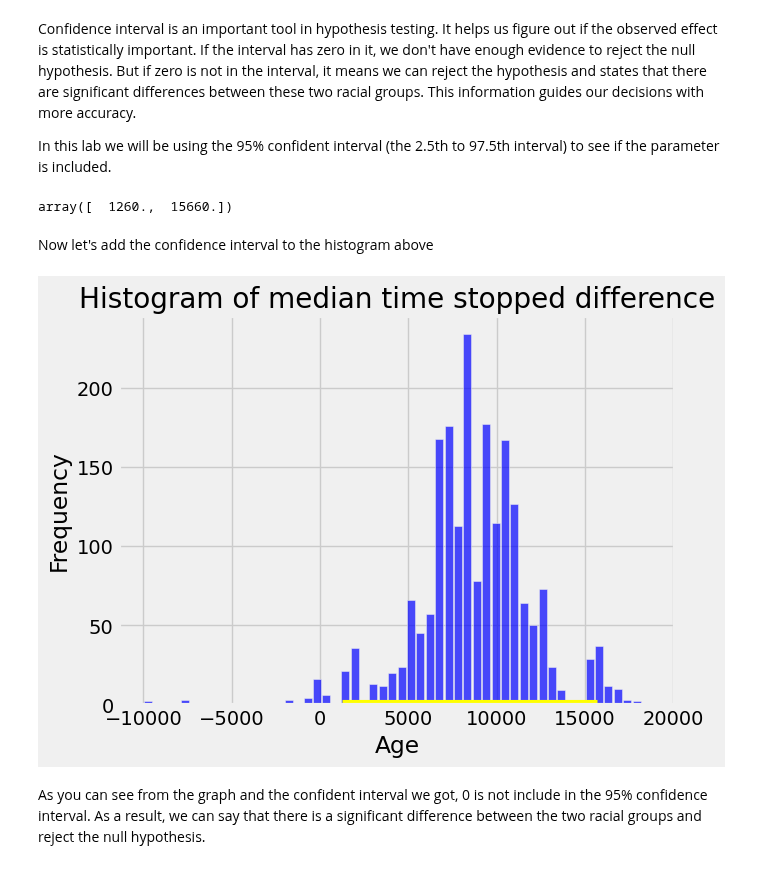
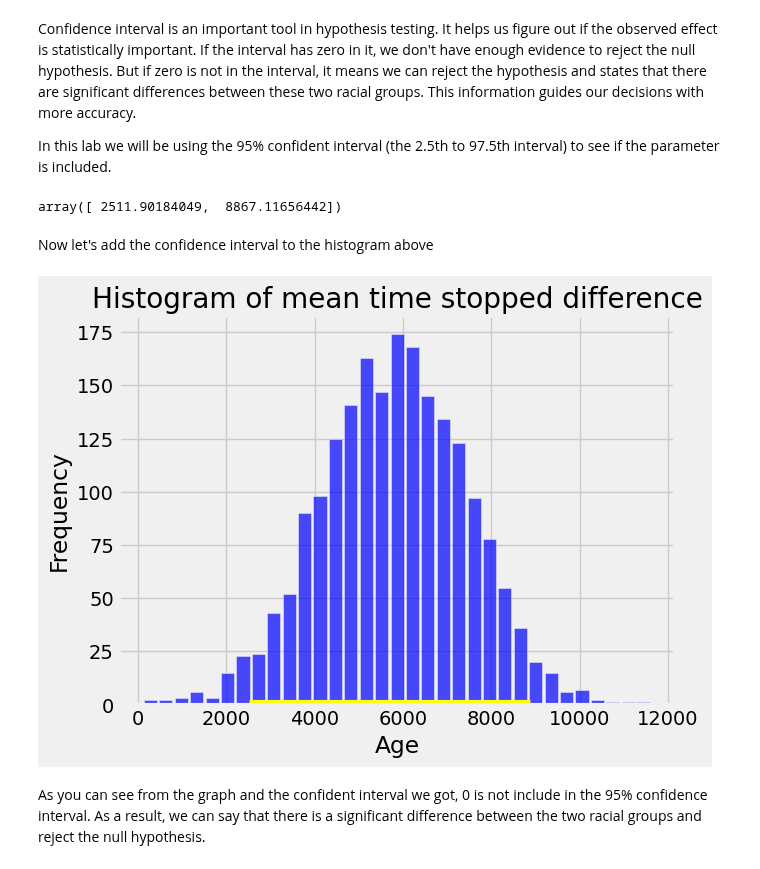
Before and after one commit to ds-modules/Legalst-123, a Jupyter notebook: labs/05_Large n/05_Central_Limit_Theorem_Confidence_Intervals_Hypothesis_Testing-Sol.ipynb, the cells around one changed output. Cells and saved outputs as stored; diff of their text form; code cells hidden in the pictures.

```diff
--- a/labs/05_Large n/05_Central_Limit_Theorem_Confidence_Intervals_Hypothesis_Testing-Sol.ipynb
+++ b/labs/05_Large n/05_Central_Limit_Theorem_Confidence_Intervals_Hypothesis_Testing-Sol.ipynb
@@ -237,7 +237,7 @@ Let us collect this code and define a function one_bootstrap_median that returns
 # %%
-def one_bootstrap_median():
+def one_bootstrap_mean():
     b_resampled = stops[stops['subject_race'] == 'black'].sample(len(stops['subject_race'] == 'black'), replace = True)
     h_resampled = stops[stops['subject_race'] == 'hispanic'].sample(len(stops['subject_race'] == 'hispanic'), replace = True)
-    bootstrapped_median = percentile(50, b_resampled['time']) - percentile(50, h_resampled['time'])
-    return bootstrapped_median
+    bootstrapped_mean = np.mean(b_resampled['time']) - np.mean(h_resampled['time'])
+    return bootstrapped_mean
 # %% [markdown]
@@ -252,9 +252,9 @@ We can now repeat the bootstrap process multiple times by running a `for` loop a
 Let's do 2000 repetitions for this round of bootstrapping! (since this is a large number the code might take a while to run)
 # %%
 num_repetitions = 2000
-bstrap_medians = make_array()
+bstrap_means = make_array()
 for i in np.arange(num_repetitions):
-    bstrap_medians = np.append (bstrap_medians, one_bootstrap_median())
+    bstrap_means = np.append (bstrap_means, one_bootstrap_mean())
 # %% [markdown]
 Now let's visualize what we got from the bootstrapped process
 # %%
@@ -273,22 +273,22 @@ Confidence interval is an important tool in hypothesis testing. It helps us figu
 In this lab we will be using the 95% confident interval (the 2.5th to 97.5th interval) to see if the parameter is included.
 # %%
 # Get the endpoints of the 95% confidence interval
-left = percentile(2.5, bstrap_medians)
-right = percentile(97.5, bstrap_medians)
+left = percentile(2.5, bstrap_means)
+right = percentile(97.5, bstrap_means)
 
 make_array(left, right)
 # %% [output]
-array([  1260.,  15660.])
+array([ 2511.90184049,  8867.11656442])
 # %% [markdown]
 Now let's add the confidence interval to the histogram above
 # %%
-plt.hist(bstrap_medians, bins='auto', color='blue', alpha=0.7, rwidth=0.85)
-plt.title('Histogram of median time stopped difference')
+plt.hist(bstrap_means, bins='auto', color='blue', alpha=0.7, rwidth=0.85)
+plt.title('Histogram of mean time stopped difference')
 plt.xlabel('Age')
 plt.ylabel('Frequency')
 plt.plot([left, right], [0, 0], color='yellow', lw=8);
 # %% [output]
-[figure, old version]
+[figure, new version]
 # %% [markdown]
 As you can see from the graph and the confident interval we got, 0 is not include in the 95% confidence interval. As a result, we can say that there is a significant difference between the two racial groups and reject the null hypothesis.
 # %% [markdown]
```
Also changed, not shown: parts of 18 cells of this notebook.
